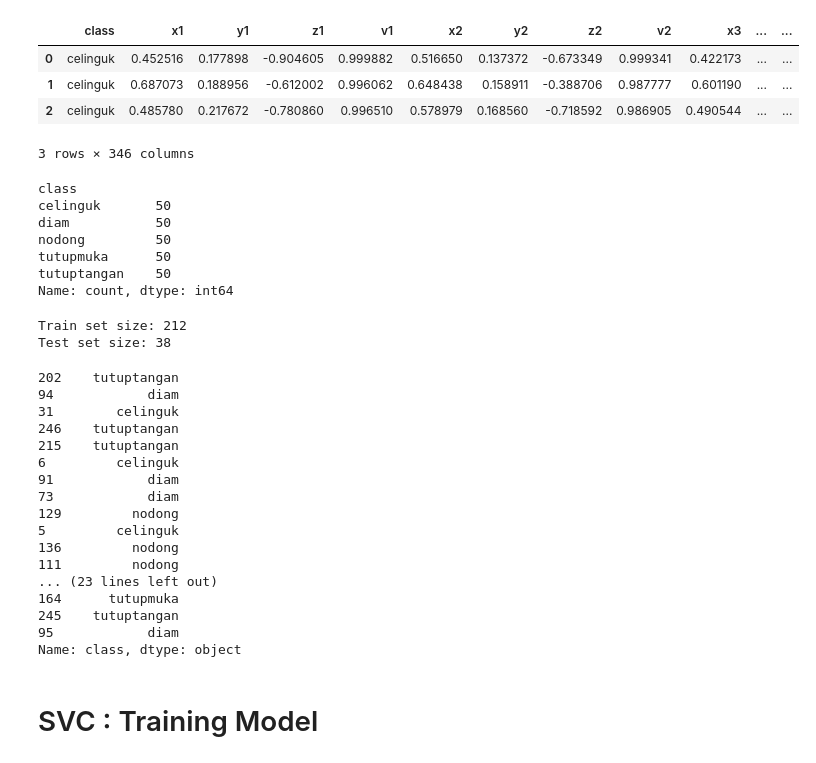
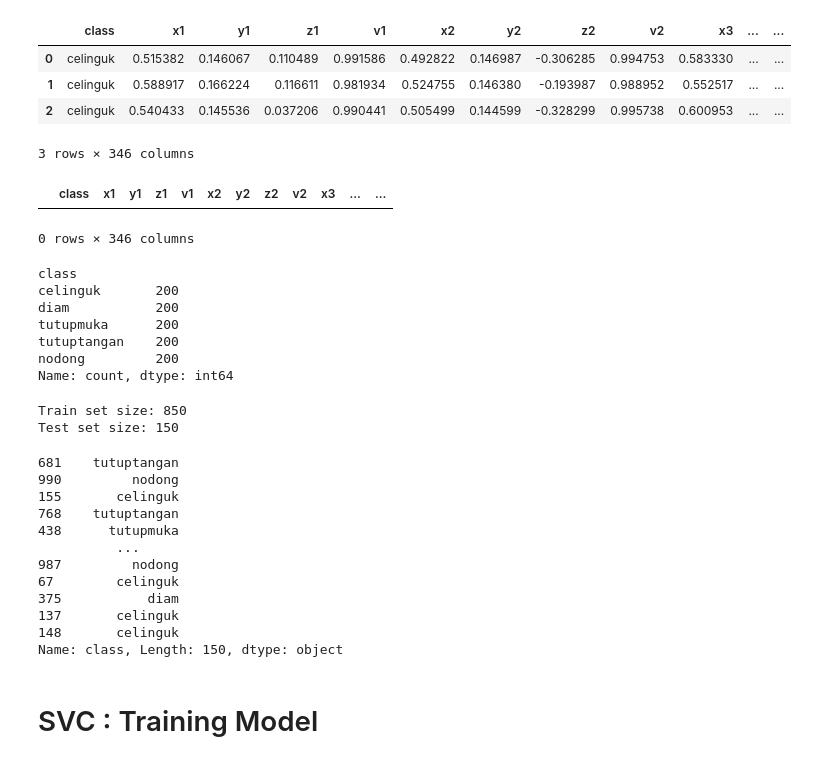
Before and after one commit to NawfalHadi/suspicious_detection, a Jupyter notebook: code/workflow/2_training.ipynb, the cells around one changed output. Saved outputs shown, nothing was run; the diff lists cells and outputs as text; code cells hidden in the pictures.

```diff
--- a/code/workflow/2_training.ipynb
+++ b/code/workflow/2_training.ipynb
@@ -27,22 +27,27 @@ VERSION = 'v1'
 metrics_list = []
 # %%
-df = pd.read_csv('../../dataset/csv/dataset_v1.csv')
+df = pd.read_csv('../../dataset/csv/dataset_v2.csv')
 df.head(3)
 # %% [output]
 |  | class | x1 | y1 | z1 | v1 | x2 | y2 | z2 | v2 | x3 | ... | ... |
-| 0 | celinguk | 0.452516 | 0.177898 | -0.904605 | 0.999882 | 0.516650 | 0.137372 | -0.673349 | 0.999341 | 0.422173 | ... | ... |
-| 1 | celinguk | 0.687073 | 0.188956 | -0.612002 | 0.996062 | 0.648438 | 0.158911 | -0.388706 | 0.987777 | 0.601190 | ... | ... |
-| 2 | celinguk | 0.485780 | 0.217672 | -0.780860 | 0.996510 | 0.578979 | 0.168560 | -0.718592 | 0.986905 | 0.490544 | ... | ... |
+| 0 | celinguk | 0.515382 | 0.146067 | 0.110489 | 0.991586 | 0.492822 | 0.146987 | -0.306285 | 0.994753 | 0.583330 | ... | ... |
+| 1 | celinguk | 0.588917 | 0.166224 | 0.116611 | 0.981934 | 0.524755 | 0.146380 | -0.193987 | 0.988952 | 0.552517 | ... | ... |
+| 2 | celinguk | 0.540433 | 0.145536 | 0.037206 | 0.990441 | 0.505499 | 0.144599 | -0.328299 | 0.995738 | 0.600953 | ... | ... |
 3 rows × 346 columns
+# %%
+df[df.isnull().any(axis=1)]
+# %% [output]
+|  | class | x1 | y1 | z1 | v1 | x2 | y2 | z2 | v2 | x3 | ... | ... |
+0 rows × 346 columns
 # %%
 df['class'].value_counts()
 # %% [output]
 class
-celinguk       50
-diam           50
-nodong         50
-tutupmuka      50
-tutuptangan    50
+celinguk       200
+diam           200
+tutupmuka      200
+tutuptangan    200
+nodong         200
 Name: count, dtype: int64
 # %%
 X = df.drop('class', axis=1) # features
@@ -54,25 +59,20 @@ print(f"Train set size: {X_train.shape[0]}")
 print(f"Test set size: {X_test.shape[0]}")
 y_test
 # %% [output]
-Train set size: 212
-Test set size: 38
+Train set size: 850
+Test set size: 150
-202    tutuptangan
-94            diam
-31        celinguk
-246    tutuptangan
-215    tutuptangan
-6         celinguk
-91            diam
-73            diam
-129         nodong
-5         celinguk
-136         nodong
-111         nodong
-... (23 lines left out)
-164      tutupmuka
-245    tutuptangan
-95            diam
-Name: class, dtype: object
+681    tutuptangan
+990         nodong
+155       celinguk
+768    tutuptangan
+438      tutupmuka
+          ...
+987         nodong
+67        celinguk
+375           diam
+137       celinguk
+148       celinguk
+Name: class, Length: 150, dtype: object
 # %% [markdown]
 # SVC : Training Model
 # %%
```
Also changed, not shown: parts of 13 cells of this notebook, 13 other files.
